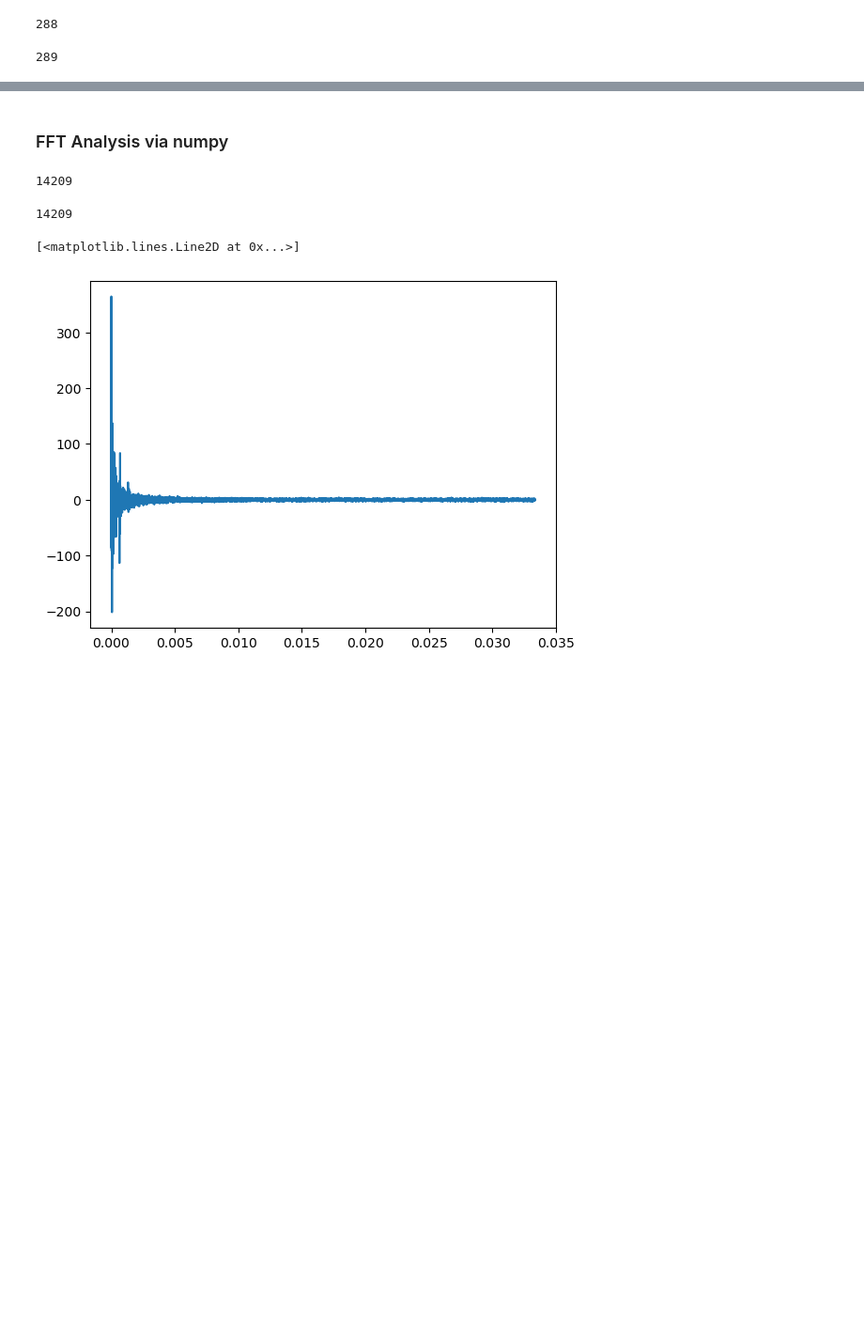
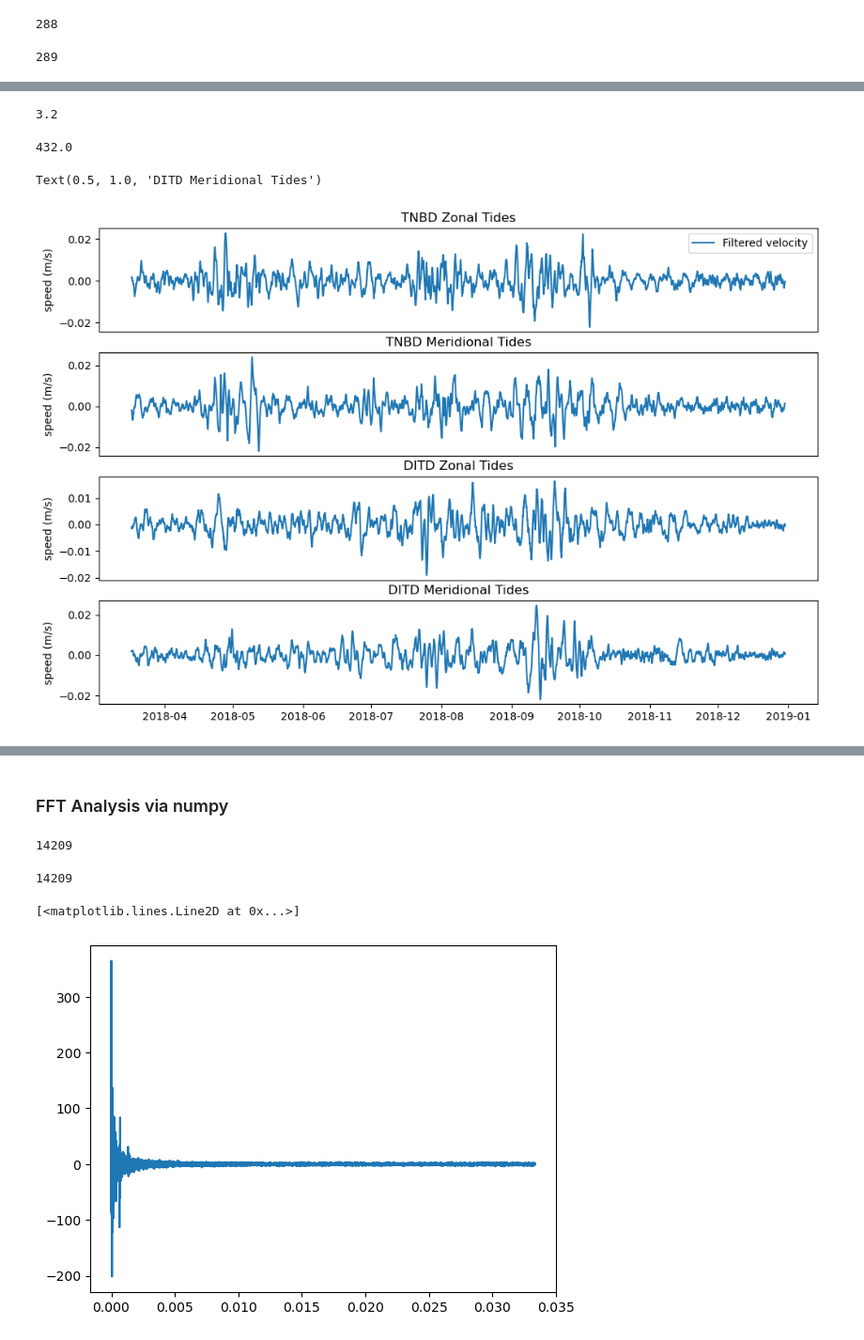
Before and after one commit to MackenzieBlanusa/TNB_tools, a Jupyter notebook: momentum_balance/Tidal_Influnence.ipynb, the cells around one changed output, grey strips where cells are left out. Shown at 94% size. Cells and saved outputs as stored; diff of their text form; code cells hidden in the pictures; blank space fills up the shorter version.

```diff
--- a/momentum_balance/Tidal_Influnence.ipynb
+++ b/momentum_balance/Tidal_Influnence.ipynb
@@ -28,3 +54,6 @@ tnbd_vel1100.time.diff('time').plot()
 # %%
-tnbd_vel1100 = tnbd_vel1100.sel(time=slice('2018-03','2019-01-02'))
-tnbd_sbe1100 = tnbd_sbe1100.sel(time=slice('2018-03','2019-01-02'))
+tnbd_vel1100 = tnbd_vel1100.sel(time=slice('2018-03','2018-12-31'))
+tnbd_sbe1100 = tnbd_sbe1100.sel(time=slice('2018-03','2018-12-31'))
+# %%
+ditd_vel1100 = ditd_vel1100.sel(time=slice('2018-03-13','2018-12-31'))
+ditd_sbe1100 = ditd_sbe1100.sel(time=slice('2018-03-13','2018-12-31'))
@@ -207,0 +342,47 @@ sal = tnbd_sbe1100.resample(time='15MIN').mean().practical_salinity
+# %%
+# get tidal velocity by subtracting filtered from observed
+tnbd_east_tidal = tnbd_vel1100.east - tnbd_east_filtered
+tnbd_north_tidal = tnbd_vel1100.north - tnbd_north_filtered
+ditd_east_tidal = ditd_vel1100.east - ditd_east_filtered
+ditd_north_tidal = ditd_vel1100.north - ditd_north_filtered
+# %%
+(2880/15)/60
+# %% [output]
+3.2
+# %%
+1440*3/10
+# %% [output]
+432.0
+# %%
+# Plotting with a 3 day rolling average
+fig = plt.figure(figsize=(12,8))
+plt.subplot(4,1,1)
+# plt.plot(tnbd_vel1100.time,tnbd_vel1100.east,color='tab:orange',label='In-situ velocity')
+plt.plot(tnbd_east_tidal.rolling(time=288).mean().time,tnbd_east_tidal.rolling(time=288).mean(),label='Filtered velocity')
+plt.ylabel('speed (m/s)')
+plt.title('TNBD Zonal Tides')
+plt.legend()
+plt.xticks([])
+
+plt.subplot(4,1,2)
+# plt.plot(tnbd_vel1100.time,tnbd_vel1100.north,color='tab:orange',label='In-situ velocity')
+plt.plot(tnbd_north_tidal.rolling(time=288).mean().time,tnbd_north_tidal.rolling(time=288).mean(),label='Filtered velocity')
+plt.ylabel('speed (m/s)')
+plt.title('TNBD Meridional Tides')
+plt.xticks([])
+
+plt.subplot(4,1,3)
+# plt.plot(ditd_vel1100.time,ditd_vel1100.east,color='tab:orange',label='In-situ velocity')
+plt.plot(ditd_east_tidal.rolling(time=432).mean().time,ditd_east_tidal.rolling(time=432).mean(),label='Filtered velocity')
+plt.ylabel('speed (m/s)')
+plt.xticks([])
+plt.title('DITD Zonal Tides')
+
+plt.subplot(4,1,4)
+# plt.plot(ditd_vel1100.time,ditd_vel1100.north,color='tab:orange',label='In-situ velocity')
+plt.plot(ditd_north_tidal.rolling(time=432).mean().time,ditd_north_tidal.rolling(time=432).mean(),label='Filtered velocity')
+plt.ylabel('speed (m/s)')
+plt.title('DITD Meridional Tides')
+# %% [output]
+Text(0.5, 1.0, 'DITD Meridional Tides')
+[figure, added]
```
Also changed, not shown: parts of 54 cells of this notebook.
